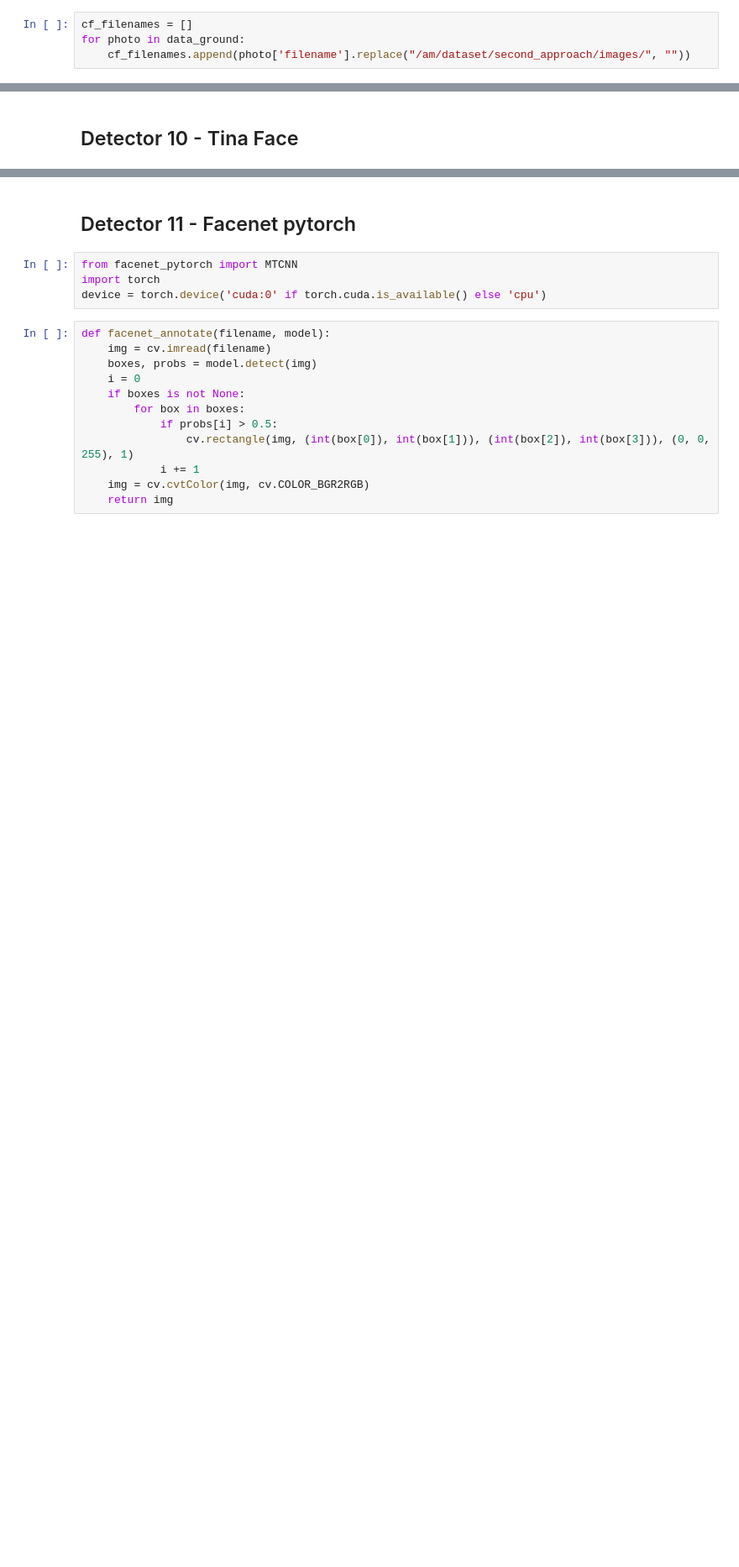
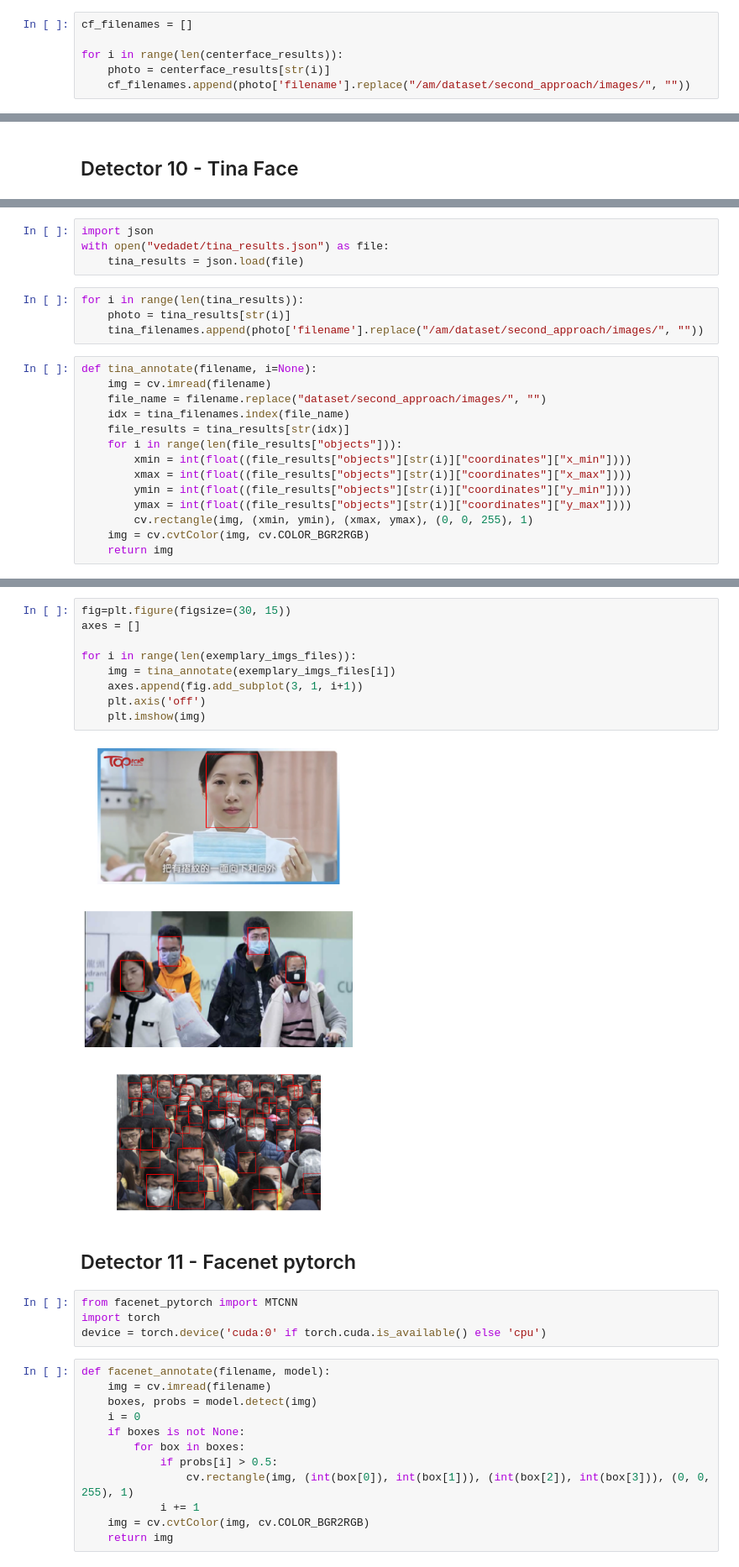
Before and after one commit to amrukwa/mask_detection, a Jupyter notebook: detector_choice.ipynb, the cells around one changed output, grey strips where cells are left out. Shown at 84% size. Drawn from its saved outputs; the diff is of its cells as text; blank space fills up the shorter version.

```diff
--- a/detector_choice.ipynb
+++ b/detector_choice.ipynb
@@ -633,7 +633,9 @@ with open("models/centerface/centerface_results.json") as file:
     centerface_results = json.load(file)
 # %%
 cf_filenames = []
-for photo in data_ground:
+
+for i in range(len(centerface_results)):
+    photo = centerface_results[str(i)]
     cf_filenames.append(photo['filename'].replace("/am/dataset/second_approach/images/", ""))
 # %%
 def centerface_annotate(filename, i=None):
@@ -680,0 +685,22 @@ CUDA_VISIBLE_DEVICES="0" python tools/infer.py configs/infer/tinaface/tinaface.p
+# %%
+import json
+with open("vedadet/tina_results.json") as file:
+    tina_results = json.load(file)
+# %%
+for i in range(len(tina_results)):
+    photo = tina_results[str(i)]
+    tina_filenames.append(photo['filename'].replace("/am/dataset/second_approach/images/", ""))
+# %%
+def tina_annotate(filename, i=None):
+    img = cv.imread(filename)
+    file_name = filename.replace("dataset/second_approach/images/", "")
+    idx = tina_filenames.index(file_name)
+    file_results = tina_results[str(idx)]
+    for i in range(len(file_results["objects"])):
+        xmin = int(float((file_results["objects"][str(i)]["coordinates"]["x_min"])))
+        xmax = int(float((file_results["objects"][str(i)]["coordinates"]["x_max"])))
+        ymin = int(float((file_results["objects"][str(i)]["coordinates"]["y_min"])))
+        ymax = int(float((file_results["objects"][str(i)]["coordinates"]["y_max"])))
+        cv.rectangle(img, (xmin, ymin), (xmax, ymax), (0, 0, 255), 1)
+    img = cv.cvtColor(img, cv.COLOR_BGR2RGB)
+    return img
@@ -681,3 +721,14 @@ CUDA_VISIBLE_DEVICES="0" python tools/infer.py configs/infer/tinaface/tinaface.p
+# %%
+fig=plt.figure(figsize=(30, 15))
+axes = []
+
+for i in range(len(exemplary_imgs_files)):
+    img = tina_annotate(exemplary_imgs_files[i])
+    axes.append(fig.add_subplot(3, 1, i+1))
+    plt.axis('off')
+    plt.imshow(img)
+# %% [output]
+[figure, added]
 # %% [markdown]
 ## Detector 11 - Facenet pytorch
 # %%
```
Also changed, not shown: parts of 4 cells of this notebook, 3 other files.
